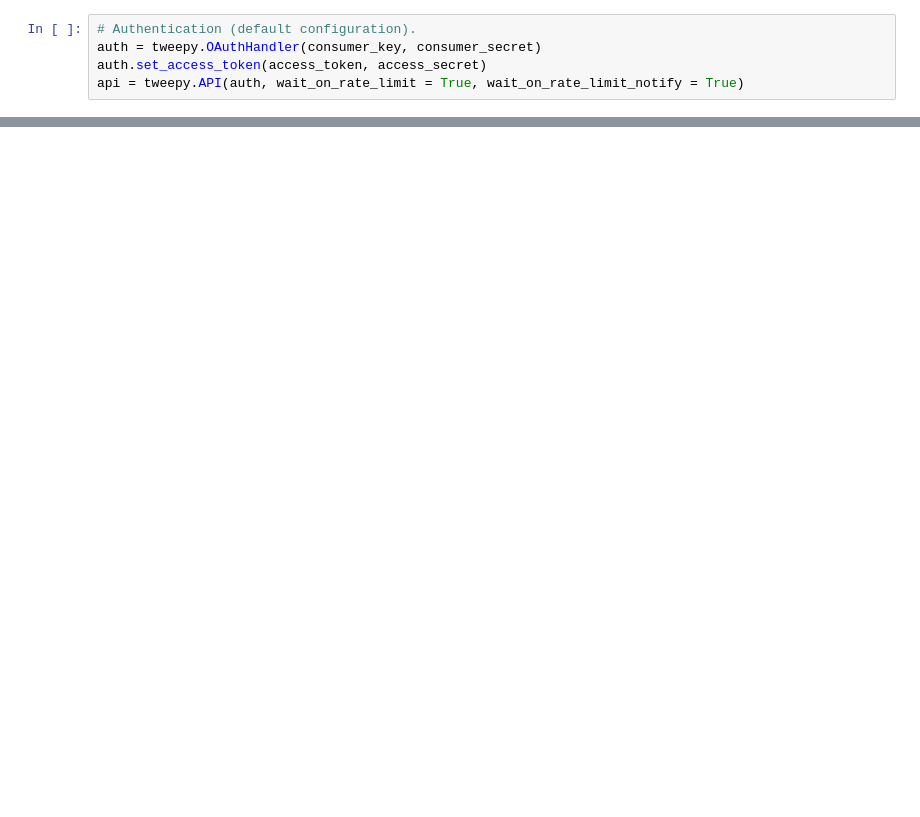
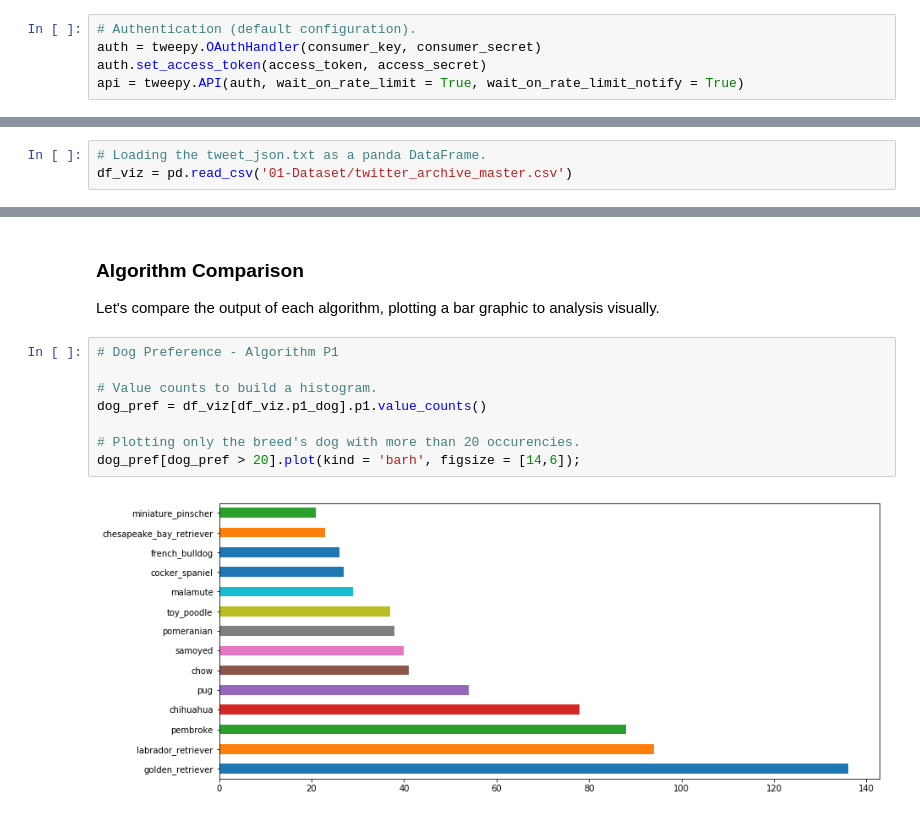
Before and after one commit to AndersonUyekita/ND111_data_science_foundations_02, a Jupyter notebook: 03-Chapter03/00-Project_02/nd111_udacity_project_02.ipynb, the cells around one changed output, grey strips where cells are left out. Drawn from its saved outputs; the diff is of its cells as text; blank space fills up the shorter version.

```diff
--- a/03-Chapter03/00-Project_02/nd111_udacity_project_02.ipynb
+++ b/03-Chapter03/00-Project_02/nd111_udacity_project_02.ipynb
@@ -718,0 +1488,3 @@ I have consulted this websites to perform this project.
+# %%
+# Loading the tweet_json.txt as a panda DataFrame.
+df_viz = pd.read_csv('01-Dataset/twitter_archive_master.csv')
@@ -718,0 +1559,14 @@ I have consulted this websites to perform this project.
+# %% [markdown]
+### Algorithm Comparison
+
+Let's compare the output of each algorithm, plotting a bar graphic to analysis visually.
+# %%
+# Dog Preference - Algorithm P1
+
+# Value counts to build a histogram.
+dog_pref = df_viz[df_viz.p1_dog].p1.value_counts()
+
+# Plotting only the breed's dog with more than 20 occurencies.
+dog_pref[dog_pref > 20].plot(kind = 'barh', figsize = [14,6]);
+# %% [output]
+[figure, added]
```
Also changed, not shown: parts of 161 cells of this notebook, 4 other files.
